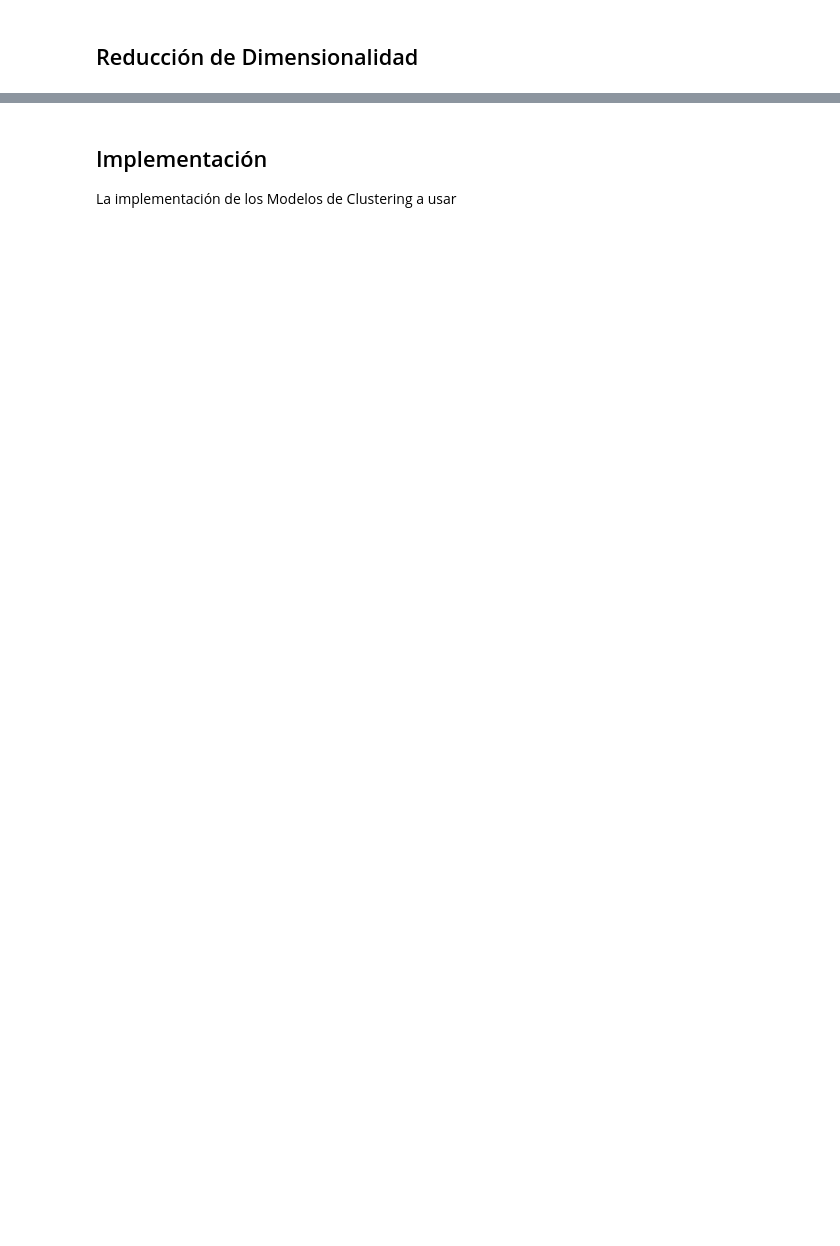
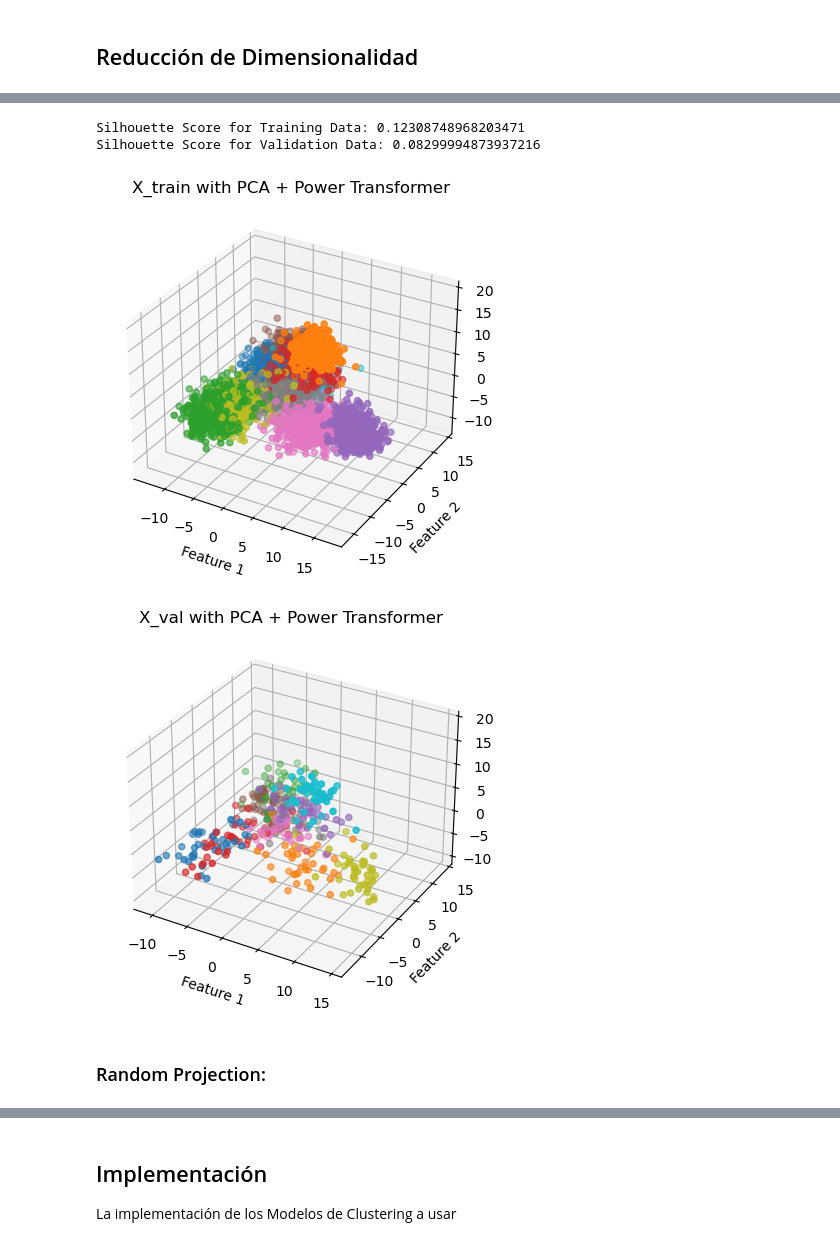
Before and after one commit to slamgLuke/HAClustering, a Jupyter notebook: main.ipynb, the cells around one changed output, grey strips where cells are left out. Cells and saved outputs as stored; diff of their text form; code cells hidden in the pictures; blank space fills up the shorter version.

```diff
--- a/main.ipynb
+++ b/main.ipynb
@@ -169,0 +217,41 @@ csv len:          6664
+# %%
+pca2 = PCA(k_pca)
+X_train_pca = pca2.fit_transform(X_train_scaled)
+X_val_pca = pca2.transform(X_val_scaled)
+X_test_pca = pca2.transform(X_test_scaled)
+# %%
+train_numeric_labels, _ = pd.factorize(Y_train[0])
+val_numeric_labels, _ = pd.factorize(Y_val[0])
+
+silhouette_train = silhouette_score(X_train_pca, train_numeric_labels)
+silhouette_val = silhouette_score(X_val_pca, val_numeric_labels)
+
+print(f"Silhouette Score for Training Data: {silhouette_train}")
+print(f"Silhouette Score for Validation Data: {silhouette_val}")
+
+# Plot for X_train
+fig = plt.figure()
+ax = fig.add_subplot(111, projection='3d')
+ax.scatter(X_train_pca[:, 0], X_train_pca[:, 1], X_train_pca[:, 2], c=train_numeric_labels, cmap='tab10')
+ax.set_title("X_train with PCA + Power Transformer")
+ax.set_xlabel("Feature 1")
+ax.set_ylabel("Feature 2")
+ax.set_zlabel("Feature 3")
+plt.show()
+
+# Plot for X_val
+fig = plt.figure()
+ax = fig.add_subplot(111, projection='3d')
+ax.scatter(X_val_pca[:, 0], X_val_pca[:, 1], X_val_pca[:, 2], c=val_numeric_labels, cmap='tab10')
+ax.set_title("X_val with PCA + Power Transformer")
+ax.set_xlabel("Feature 1")
+ax.set_ylabel("Feature 2")
+ax.set_zlabel("Feature 3")
+plt.show()
+# %% [output]
+Silhouette Score for Training Data: 0.12308748968203471
+Silhouette Score for Validation Data: 0.08299994873937216
+[figure, added]
+[figure, added]
+# %% [markdown]
+### Random Projection:
```
Also changed, not shown: parts of 18 cells of this notebook.
